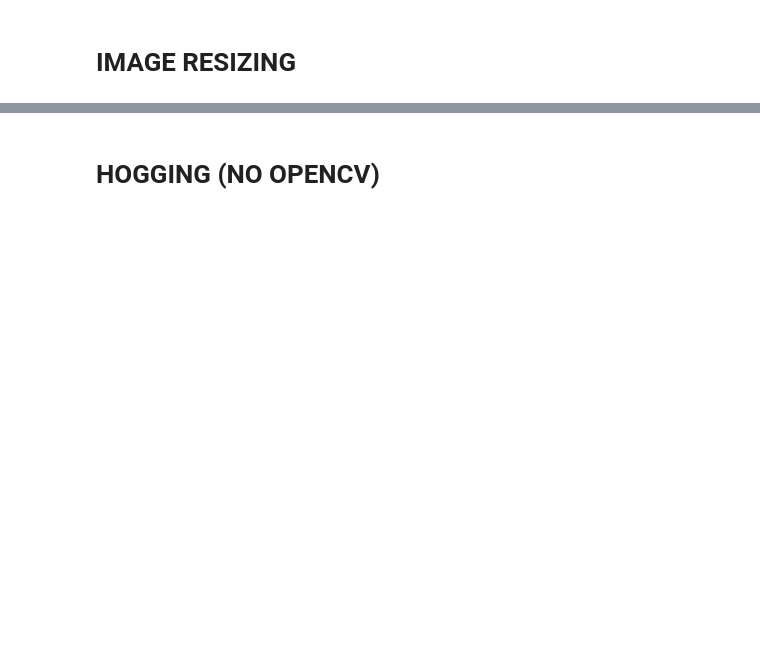
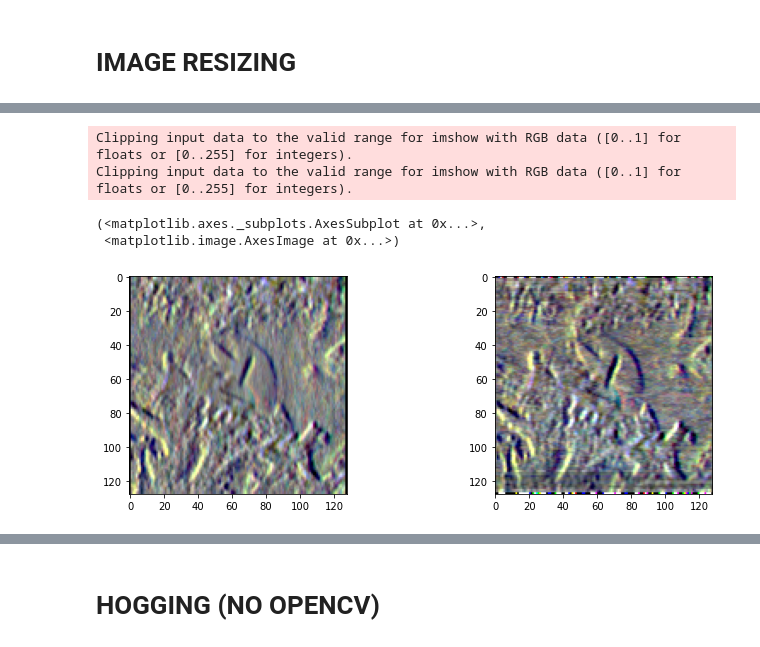
Before and after one commit to annemariemichaud/catchafish, a Jupyter notebook: notebooks/db_notebook.ipynb, the cells around one changed output, grey strips where cells are left out. Saved outputs shown, nothing was run; the diff lists cells and outputs as text; code cells hidden in the pictures; blank space fills up the shorter version.

```diff
--- a/notebooks/db_notebook.ipynb
+++ b/notebooks/db_notebook.ipynb
@@ -321,0 +321,28 @@ plt.imshow(im_resized_data_array[650])
+# %%
+gx_array_scaled = np.array(gx)
+gy_array_scaled = np.array(gy)
+# %%
+gx_array_reshaped = np.reshape(gx_array_scaled,
+                               (gx_array_scaled.shape[0],
+                                gx_array_scaled.shape[1] * gx_array_scaled.shape[1] * gx_array_scaled.shape[3]))
+gy_array_reshaped = np.reshape(gy_array_scaled,
+                               (gy_array_scaled.shape[0],
+                                gy_array_scaled.shape[1] * gy_array_scaled.shape[1] * gy_array_scaled.shape[3]))
+# %%
+mmsacler_x, mmsacler_y = MinMaxScaler(), MinMaxScaler()
+# %%
+mmsacler_x.fit(gx_array_reshaped)
+gx_array_rescaled = mmsacler_x.transform(gx_array_reshaped)
+
+mmsacler_y.fit(gy_array_reshaped)
+gy_array_rescaled = mmsacler_y.transform(gx_array_reshaped)
+# %%
+plt.figure(figsize=(12,4))
+plt.subplot(1,2,1), plt.imshow(np.reshape(gx_array_rescaled[100],(128,128,3)), cmap = 'gray')
+plt.subplot(1,2,2), plt.imshow(np.reshape(gy_array_rescaled[100],(128,128,3)), cmap = 'gray')
+# %% [output]
+Clipping input data to the valid range for imshow with RGB data ([0..1] for floats or [0..255] for integers).
+Clipping input data to the valid range for imshow with RGB data ([0..1] for floats or [0..255] for integers).
+(<matplotlib.axes._subplots.AxesSubplot at 0x...>,
+ <matplotlib.image.AxesImage at 0x...>)
+[figure, added]
```
Also changed, not shown: parts of 87 cells of this notebook.
